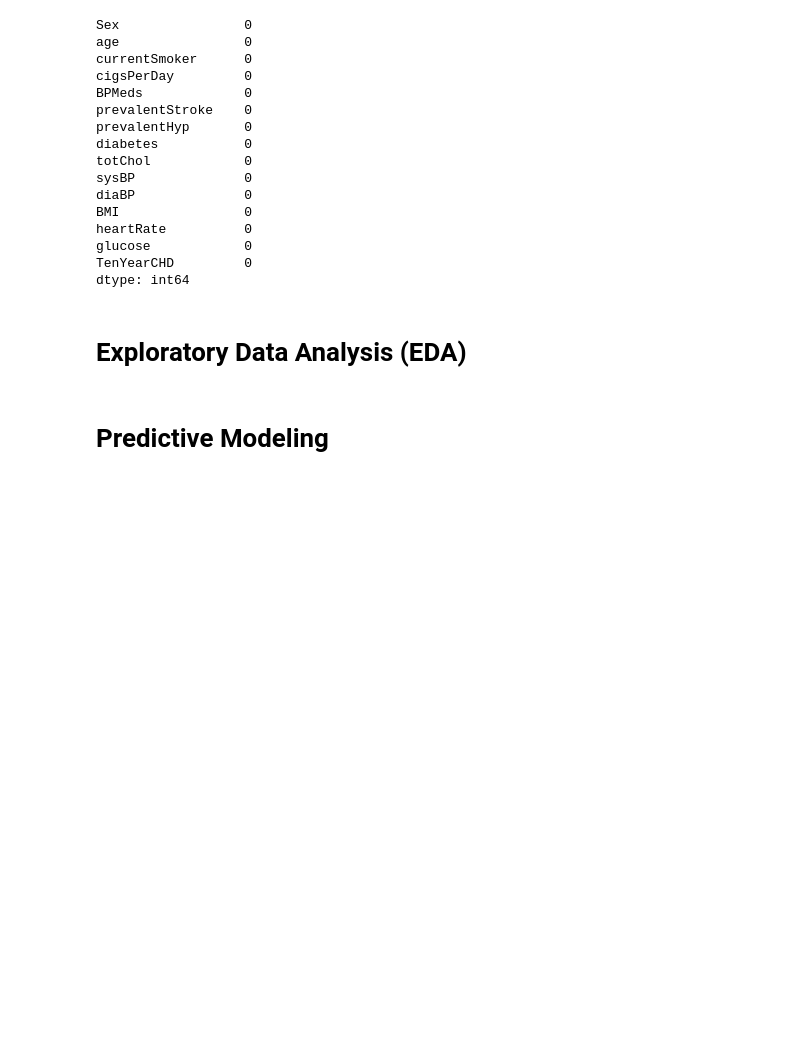
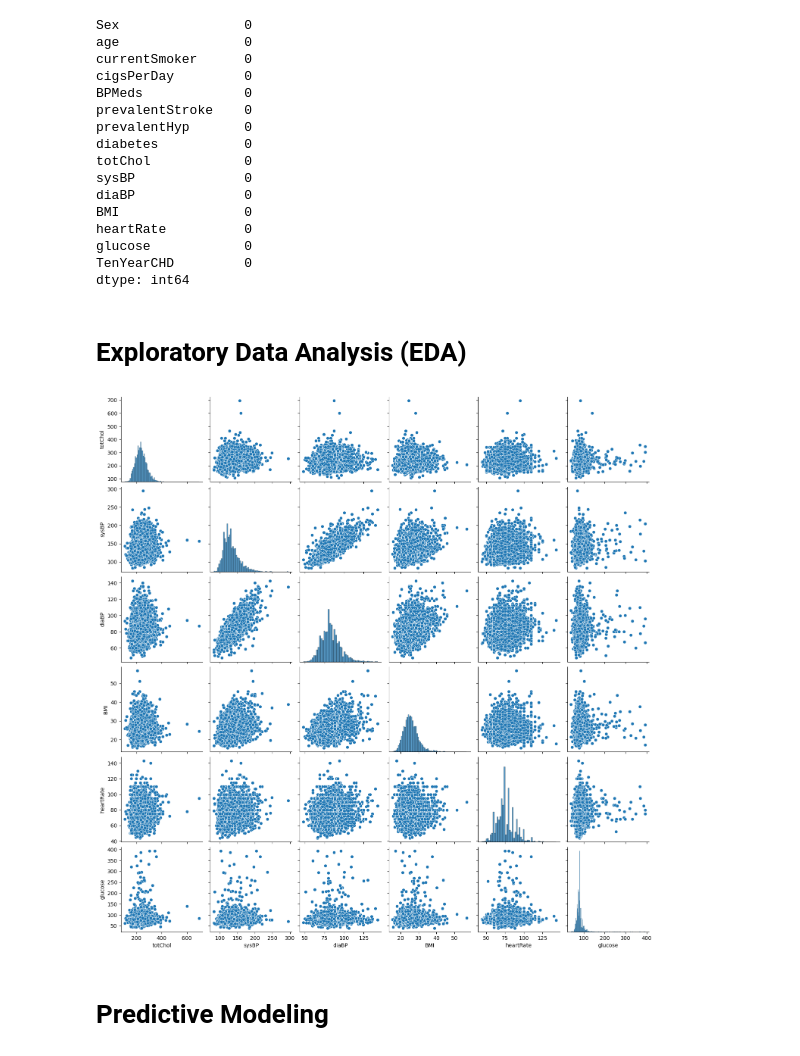
Before and after one commit to nawafalhu/HEART-DISEASE-PREDICTION, a Jupyter notebook: Heart-Disease.ipynb, the cells around one changed output. Drawn from its saved outputs; the diff is of its cells as text; code cells hidden in the pictures; blank space fills up the shorter version.

```diff
--- a/Heart-Disease.ipynb
+++ b/Heart-Disease.ipynb
@@ -307,6 +307,10 @@ df['BPMeds'] = df['BPMeds'].astype(int)
 # %% [markdown]
 <a id='Exploratory'></a>
 # Exploratory Data Analysis (EDA)
+# %%
+sns.pairplot(data=df, vars=["totChol", "sysBP", "diaBP", "BMI", "heartRate", "glucose"]);
+# %% [output]
+[figure, added]
 # %% [markdown]
 <a id='Predictive'></a>
 # Predictive Modeling
```
